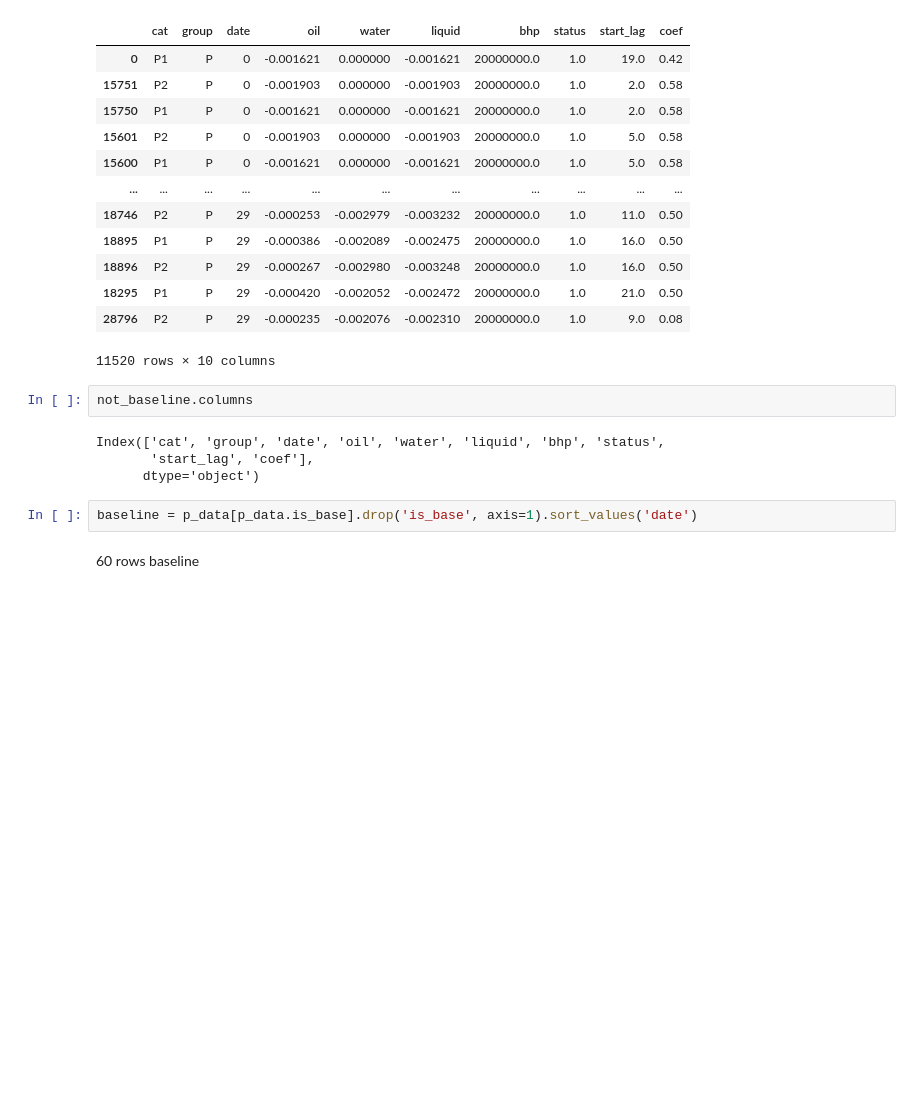
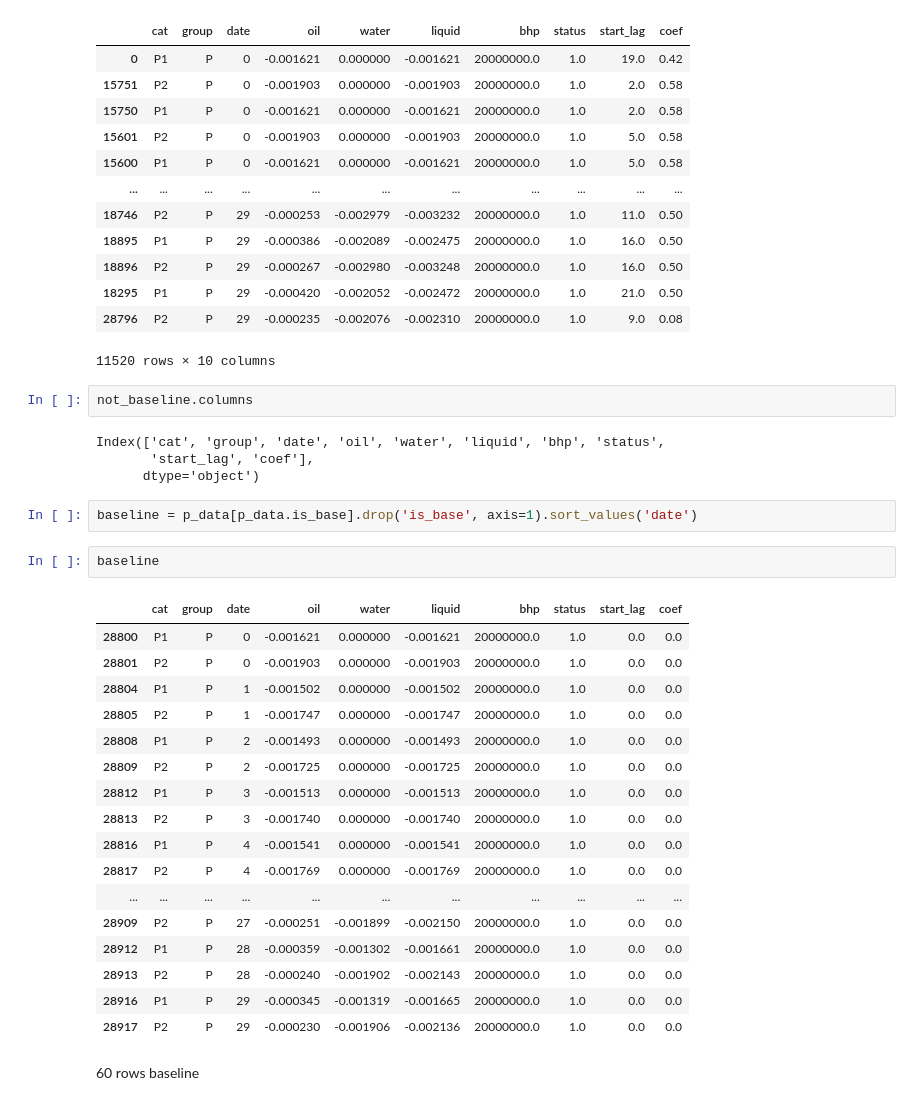
Before and after one commit to zeinovich/aramco-solution, a Jupyter notebook: notebooks/1905-zeinovich-baseline.ipynb, the cells around one changed output. Drawn from its saved outputs; the diff is of its cells as text; blank space fills up the shorter version.

```diff
--- a/notebooks/1905-zeinovich-baseline.ipynb
+++ b/notebooks/1905-zeinovich-baseline.ipynb
@@ -68,5 +71,25 @@ Index(['cat', 'group', 'date', 'oil', 'water', 'liquid', 'bhp', 'status',
       dtype='object')
 # %%
 baseline = p_data[p_data.is_base].drop('is_base', axis=1).sort_values('date')
+# %%
+baseline
+# %% [output]
+|  | cat | group | date | oil | water | liquid | bhp | status | start_lag | coef |
+| 28800 | P1 | P | 0 | -0.001621 | 0.000000 | -0.001621 | 20000000.0 | 1.0 | 0.0 | 0.0 |
+| 28801 | P2 | P | 0 | -0.001903 | 0.000000 | -0.001903 | 20000000.0 | 1.0 | 0.0 | 0.0 |
+| 28804 | P1 | P | 1 | -0.001502 | 0.000000 | -0.001502 | 20000000.0 | 1.0 | 0.0 | 0.0 |
+| 28805 | P2 | P | 1 | -0.001747 | 0.000000 | -0.001747 | 20000000.0 | 1.0 | 0.0 | 0.0 |
+| 28808 | P1 | P | 2 | -0.001493 | 0.000000 | -0.001493 | 20000000.0 | 1.0 | 0.0 | 0.0 |
+| 28809 | P2 | P | 2 | -0.001725 | 0.000000 | -0.001725 | 20000000.0 | 1.0 | 0.0 | 0.0 |
+| 28812 | P1 | P | 3 | -0.001513 | 0.000000 | -0.001513 | 20000000.0 | 1.0 | 0.0 | 0.0 |
+| 28813 | P2 | P | 3 | -0.001740 | 0.000000 | -0.001740 | 20000000.0 | 1.0 | 0.0 | 0.0 |
+| 28816 | P1 | P | 4 | -0.001541 | 0.000000 | -0.001541 | 20000000.0 | 1.0 | 0.0 | 0.0 |
+| 28817 | P2 | P | 4 | -0.001769 | 0.000000 | -0.001769 | 20000000.0 | 1.0 | 0.0 | 0.0 |
+| ... | ... | ... | ... | ... | ... | ... | ... | ... | ... | ... |
+| 28909 | P2 | P | 27 | -0.000251 | -0.001899 | -0.002150 | 20000000.0 | 1.0 | 0.0 | 0.0 |
+| 28912 | P1 | P | 28 | -0.000359 | -0.001302 | -0.001661 | 20000000.0 | 1.0 | 0.0 | 0.0 |
+| 28913 | P2 | P | 28 | -0.000240 | -0.001902 | -0.002143 | 20000000.0 | 1.0 | 0.0 | 0.0 |
+| 28916 | P1 | P | 29 | -0.000345 | -0.001319 | -0.001665 | 20000000.0 | 1.0 | 0.0 | 0.0 |
+| 28917 | P2 | P | 29 | -0.000230 | -0.001906 | -0.002136 | 20000000.0 | 1.0 | 0.0 | 0.0 |
 # %% [markdown]
 60 rows baseline
```
Also changed, not shown: parts of 11 cells of this notebook, 3 other files.
